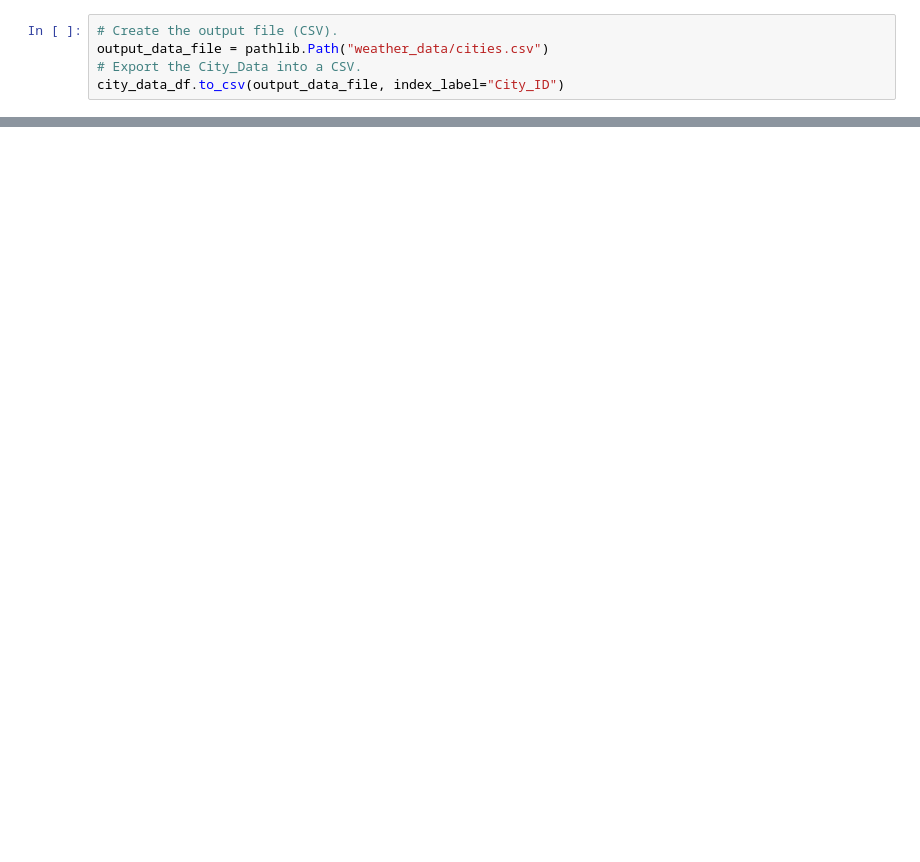
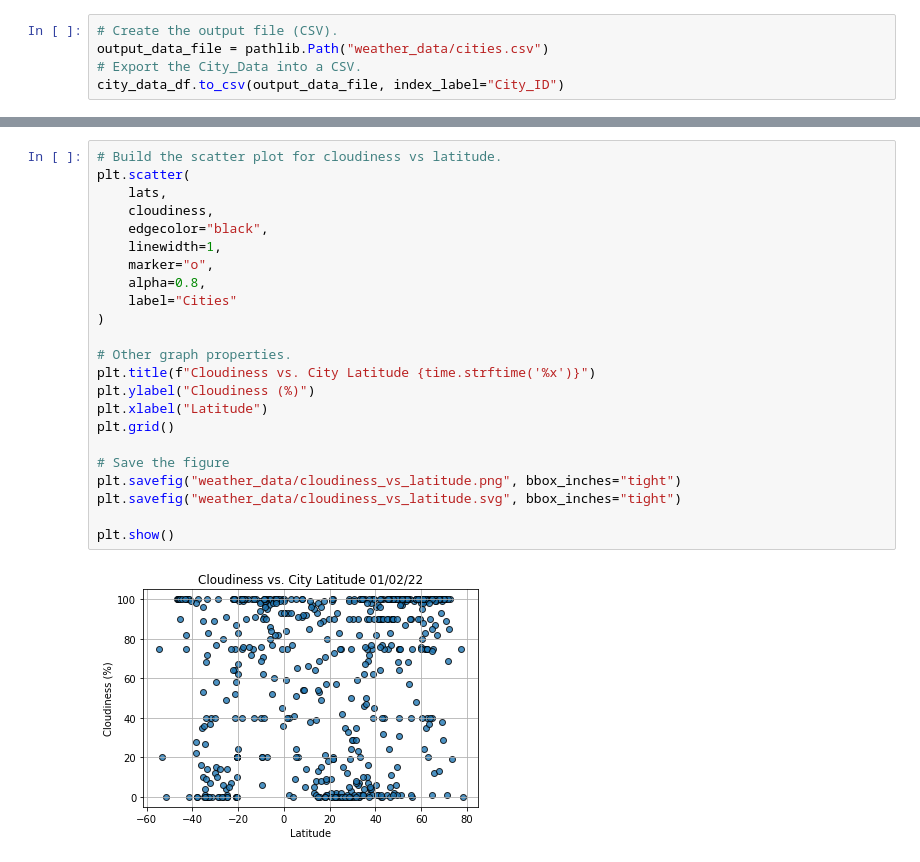
Before and after one commit to cdpeters/weather-and-map-apis-python, a Jupyter notebook: WeatherPy.ipynb, the cells around one changed output, grey strips where cells are left out. Drawn from its saved outputs; the diff is of its cells as text; blank space fills up the shorter version.

```diff
--- a/WeatherPy.ipynb
+++ b/WeatherPy.ipynb
@@ -142,0 +204,25 @@ city_data_df.to_csv(output_data_file, index_label="City_ID")
+# %%
+# Build the scatter plot for cloudiness vs latitude.
+plt.scatter(
+    lats,
+    cloudiness,
+    edgecolor="black",
+    linewidth=1,
+    marker="o",
+    alpha=0.8,
+    label="Cities"
+)
+
+# Other graph properties.
+plt.title(f"Cloudiness vs. City Latitude {time.strftime('%x')}")
+plt.ylabel("Cloudiness (%)")
+plt.xlabel("Latitude")
+plt.grid()
+
+# Save the figure
+plt.savefig("weather_data/cloudiness_vs_latitude.png", bbox_inches="tight")
+plt.savefig("weather_data/cloudiness_vs_latitude.svg", bbox_inches="tight")
+
+plt.show()
+# %% [output]
+[figure, added]
```
Also changed, not shown: parts of 5 cells of this notebook, 8 other files.
